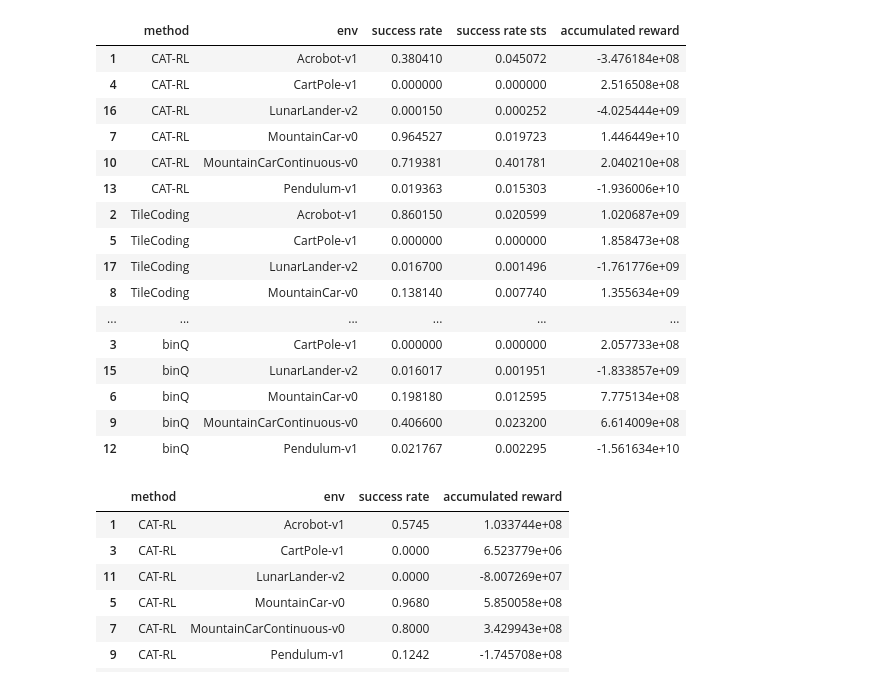
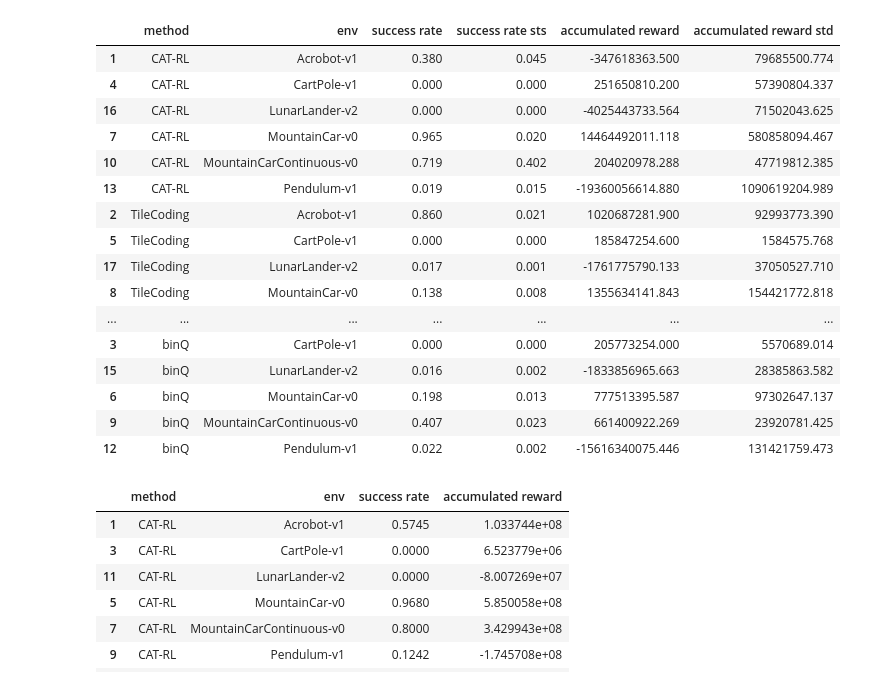
Before and after one commit to borchand/Bachelor-Project, a Jupyter notebook: stats.ipynb, the cells around one changed output. Saved outputs shown, nothing was run; the diff lists cells and outputs as text; code cells hidden in the pictures.

```diff
--- a/stats.ipynb
+++ b/stats.ipynb
@@ -2,6 +2,7 @@
 from plot_utils import data_dict
 from numpy import mean
 import pandas as pd
+pd.set_option('display.float_format', lambda x: '%.3f' % x)
 # %%
 # seeds
 seeds = [224, 389, 405, 432, 521, 580, 639, 673, 803, 869]
@@ -12,46 +13,46 @@ methods = ["binQ", "CAT-RL", "TileCoding"]
 # %%
 from numpy import std
 
 
 data = data_dict(methods, envs, seeds)
 
 l = []
 for env in envs:
     for method in methods:
         success_rate = []
         accumulated_reward = []
         for seed in seeds:
             success_rate.append(mean(data[method][env][seed]["success"]))
             accumulated_reward.append(sum(data[method][env][seed]["accumulated reward"]))
 
         avg_success_rate = mean(success_rate)
-        avg_success_rate_std = std(success_rate)
+        std_success_rate = std(success_rate)
         avg_accumulated_reward = mean(accumulated_reward)
-        avg_accumulated_reward_std = std(accumulated_reward)
+        std_accumulated_reward = std(accumulated_reward)
 
-        l.append({"method": method, "env": env, "success rate": avg_success_rate, "success rate sts": avg_success_rate_std, "accumulated reward": avg_accumulated_reward, "accumulated reward std": avg_accumulated_reward_std})
+        l.append({"method": method, "env": env, "success rate": avg_success_rate, "success rate sts": std_success_rate, "accumulated reward": avg_accumulated_reward, "accumulated reward std": std_accumulated_reward})
 
 df = pd.DataFrame(l).sort_values(by=["method", "env"])
 
 df
 # %% [output]
-|  | method | env | success rate | success rate sts | accumulated reward |
-| 1 | CAT-RL | Acrobot-v1 | 0.380410 | 0.045072 | -3.476184e+08 |
-| 4 | CAT-RL | CartPole-v1 | 0.000000 | 0.000000 | 2.516508e+08 |
-| 16 | CAT-RL | LunarLander-v2 | 0.000150 | 0.000252 | -4.025444e+09 |
-| 7 | CAT-RL | MountainCar-v0 | 0.964527 | 0.019723 | 1.446449e+10 |
-| 10 | CAT-RL | MountainCarContinuous-v0 | 0.719381 | 0.401781 | 2.040210e+08 |
-| 13 | CAT-RL | Pendulum-v1 | 0.019363 | 0.015303 | -1.936006e+10 |
-| 2 | TileCoding | Acrobot-v1 | 0.860150 | 0.020599 | 1.020687e+09 |
-| 5 | TileCoding | CartPole-v1 | 0.000000 | 0.000000 | 1.858473e+08 |
-| 17 | TileCoding | LunarLander-v2 | 0.016700 | 0.001496 | -1.761776e+09 |
-| 8 | TileCoding | MountainCar-v0 | 0.138140 | 0.007740 | 1.355634e+09 |
-| ... | ... | ... | ... | ... | ... |
-| 3 | binQ | CartPole-v1 | 0.000000 | 0.000000 | 2.057733e+08 |
-| 15 | binQ | LunarLander-v2 | 0.016017 | 0.001951 | -1.833857e+09 |
-| 6 | binQ | MountainCar-v0 | 0.198180 | 0.012595 | 7.775134e+08 |
-| 9 | binQ | MountainCarContinuous-v0 | 0.406600 | 0.023200 | 6.614009e+08 |
-| 12 | binQ | Pendulum-v1 | 0.021767 | 0.002295 | -1.561634e+10 |
+|  | method | env | success rate | success rate sts | accumulated reward | accumulated reward std |
+| 1 | CAT-RL | Acrobot-v1 | 0.380 | 0.045 | -347618363.500 | 79685500.774 |
+| 4 | CAT-RL | CartPole-v1 | 0.000 | 0.000 | 251650810.200 | 57390804.337 |
+| 16 | CAT-RL | LunarLander-v2 | 0.000 | 0.000 | -4025443733.564 | 71502043.625 |
+| 7 | CAT-RL | MountainCar-v0 | 0.965 | 0.020 | 14464492011.118 | 580858094.467 |
+| 10 | CAT-RL | MountainCarContinuous-v0 | 0.719 | 0.402 | 204020978.288 | 47719812.385 |
+| 13 | CAT-RL | Pendulum-v1 | 0.019 | 0.015 | -19360056614.880 | 1090619204.989 |
+| 2 | TileCoding | Acrobot-v1 | 0.860 | 0.021 | 1020687281.900 | 92993773.390 |
+| 5 | TileCoding | CartPole-v1 | 0.000 | 0.000 | 185847254.600 | 1584575.768 |
+| 17 | TileCoding | LunarLander-v2 | 0.017 | 0.001 | -1761775790.133 | 37050527.710 |
+| 8 | TileCoding | MountainCar-v0 | 0.138 | 0.008 | 1355634141.843 | 154421772.818 |
+| ... | ... | ... | ... | ... | ... | ... |
+| 3 | binQ | CartPole-v1 | 0.000 | 0.000 | 205773254.000 | 5570689.014 |
+| 15 | binQ | LunarLander-v2 | 0.016 | 0.002 | -1833856965.663 | 28385863.582 |
+| 6 | binQ | MountainCar-v0 | 0.198 | 0.013 | 777513395.587 | 97302647.137 |
+| 9 | binQ | MountainCarContinuous-v0 | 0.407 | 0.023 | 661400922.269 | 23920781.425 |
+| 12 | binQ | Pendulum-v1 | 0.022 | 0.002 | -15616340075.446 | 131421759.473 |
 # %%
 data = data_dict(methods, envs, seeds, folder="results-after-train")
 
```
Also changed, not shown: parts of 1 cell of this notebook, 15 other files.
